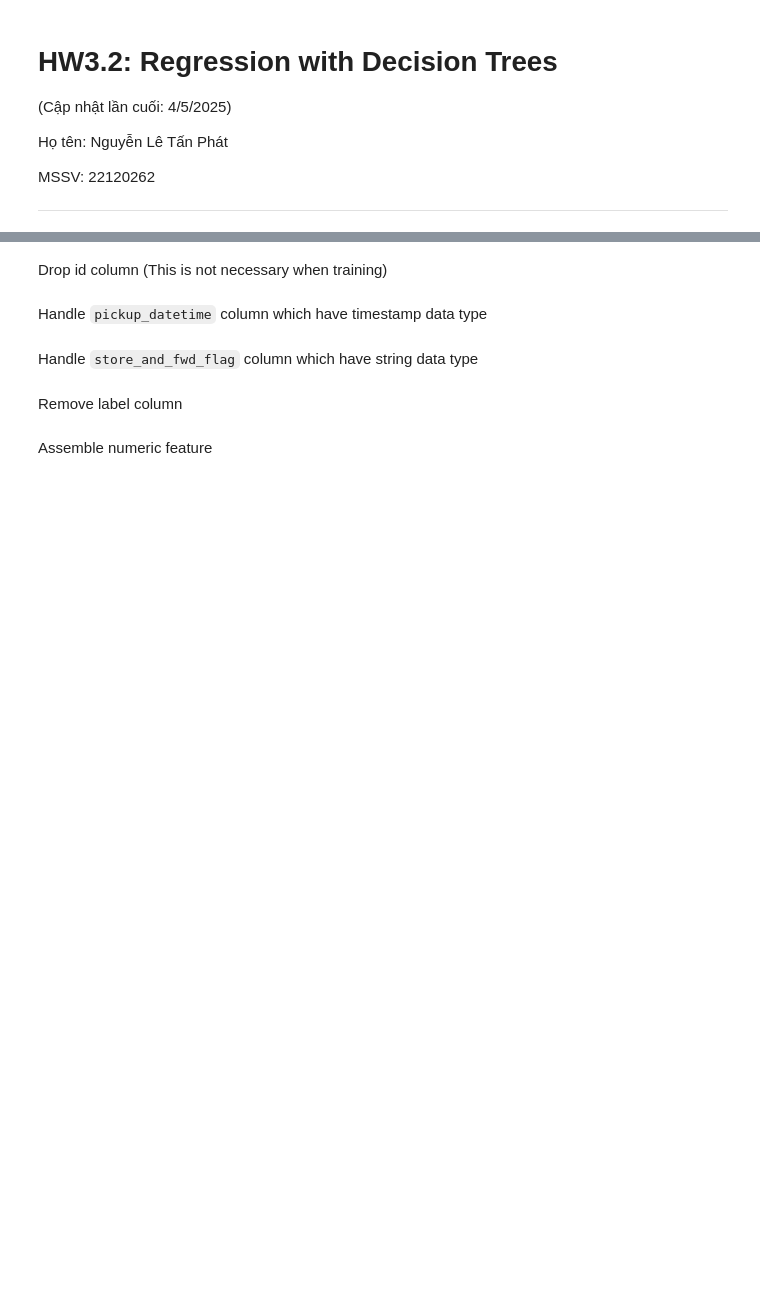
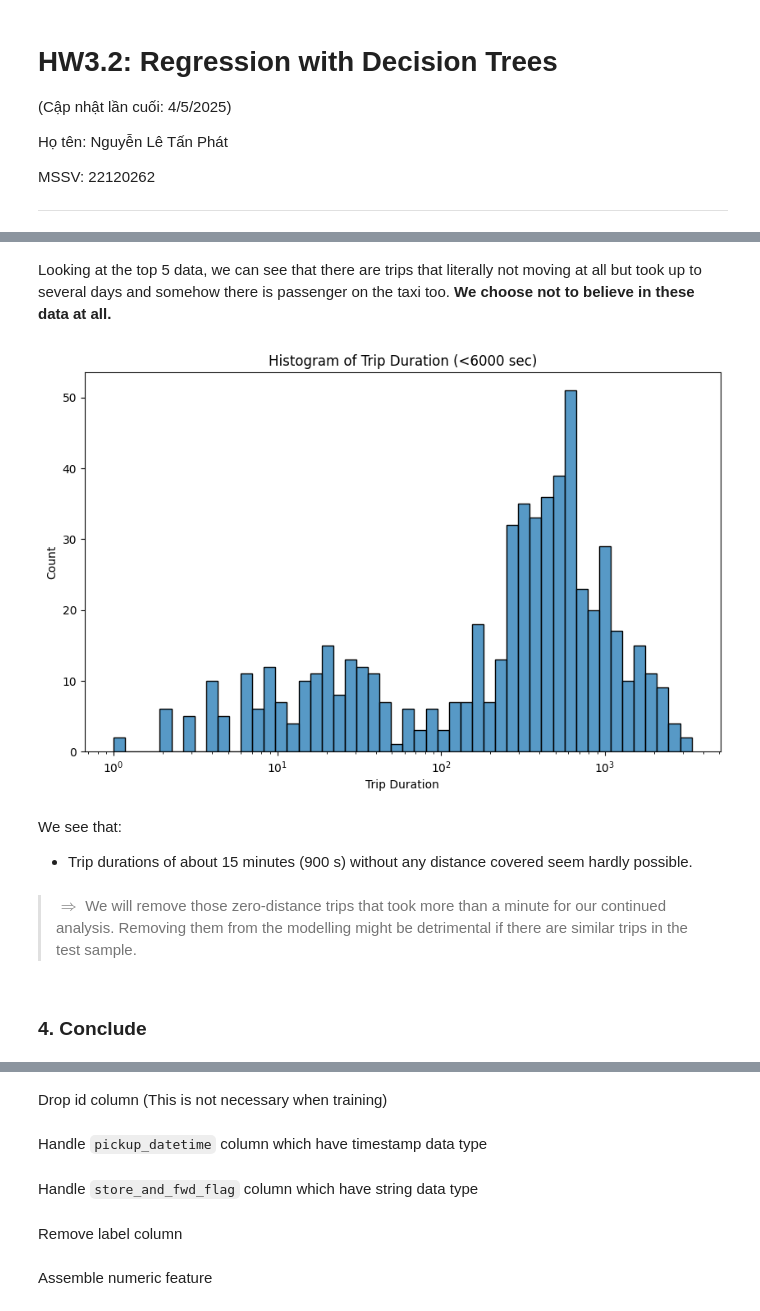
Before and after one commit to Ming3993/Introduction-to-Big-Data, a Jupyter notebook: Lab 3/22120262/MLlib_regression.ipynb, the cells around one changed output, grey strips where cells are left out. Drawn from its saved outputs; the diff is of its cells as text; code cells hidden in the pictures; blank space fills up the shorter version.

```diff
--- a/Lab 3/22120262/MLlib_regression.ipynb
+++ b/Lab 3/22120262/MLlib_regression.ipynb
@@ -69,0 +51,3 @@ test_rawData = spark.read.csv("test.csv", header=True, inferSchema=True)
+# %%
+train_rawData = spark.read.csv("hdfs:///hcmus/22120262/Practical Exercises/HW3/data/train.csv", header=True, inferSchema=True)
+test_rawData = spark.read.csv("hdfs:///hcmus/22120262/Practical Exercises/HW3/data/test.csv", header=True, inferSchema=True)
@@ -69,0 +173,7 @@ test_rawData = spark.read.csv("test.csv", header=True, inferSchema=True)
+# %%
+df_with_speed = df_with_distance.withColumn(
+    "speed(km/h)",
+    (F.col("distance(m)") / 1000) / (F.col("trip_duration") / 3600)
+)
+
+df_with_speed.describe(["speed(km/h)"]).show()
@@ -69,0 +422,8 @@ test_rawData = spark.read.csv("test.csv", header=True, inferSchema=True)
+# %%
+zero_dist_df = df_with_speed.filter((F.col("distance(m)") == 0))
+
+zero_dist_df.select("trip_duration", "distance(m)", "passenger_count").orderBy(
+    F.desc("trip_duration")
+).show(5)
+
+zero_dist_df.describe(["trip_duration", "distance(m)", "passenger_count"]).show()
@@ -69,0 +451,21 @@ test_rawData = spark.read.csv("test.csv", header=True, inferSchema=True)
+# %% [markdown]
+Looking at the top 5 data, we can see that there are trips that literally not moving at all but took up to several days and somehow there is passenger on the taxi too. **We choose not to believe in these data at all.**
+# %%
+filtered_df = zero_dist_df.filter(F.col("trip_duration") < 6000)
+
+pandas_df = filtered_df.select("trip_duration").sample(fraction=0.1, seed=42).toPandas()
+
+plt.figure(figsize=(10, 6))
+sns.histplot(data=pandas_df, x="trip_duration", bins=50, log_scale=True)
+plt.title("Histogram of Trip Duration (<6000 sec)")
+plt.xlabel("Trip Duration")
+plt.ylabel("Count")
+plt.show()
+# %% [output]
+[figure, added]
+# %% [markdown]
+We see that:
+
+- Trip durations of about 15 minutes (900 s) without any distance covered seem hardly possible.
+# %% [markdown]
+> $\Rightarrow$ We will remove those zero-distance trips that took more than a minute for our continued analysis. Removing them from the modelling might be detrimental if there are similar trips in the test sample.
@@ -69,0 +480,2 @@ test_rawData = spark.read.csv("test.csv", header=True, inferSchema=True)
+# %% [markdown]
+### **4. Conclude**
```
Also changed, not shown: parts of 70 cells of this notebook.
